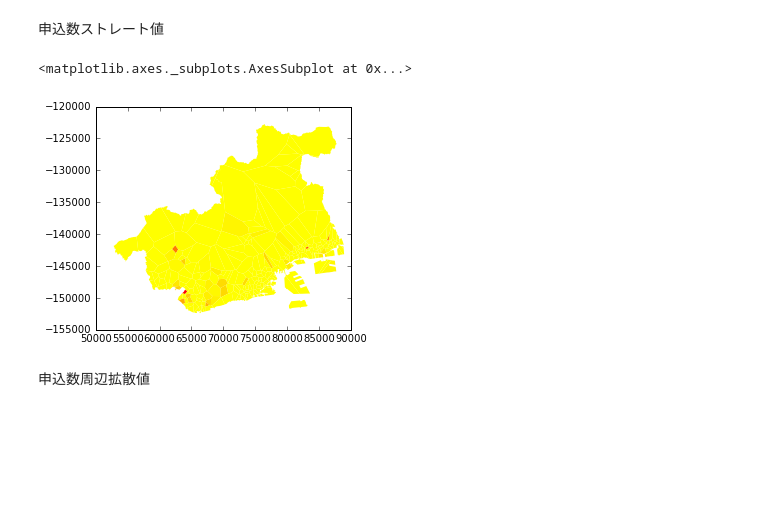
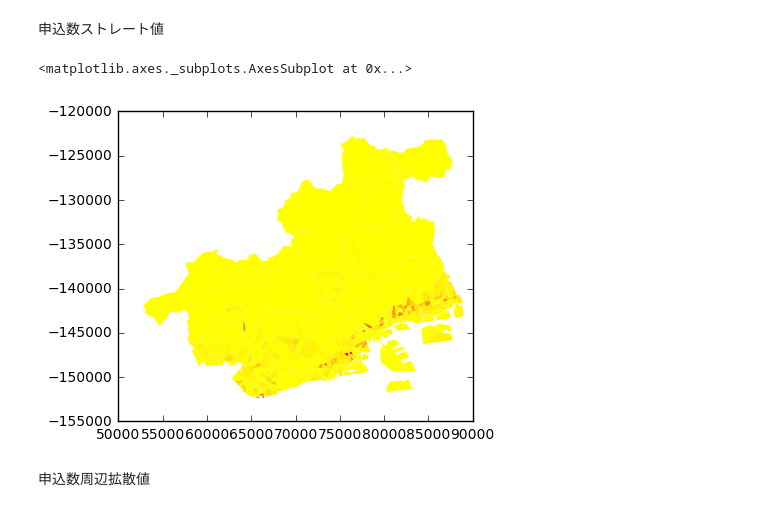
Before and after one commit to hkwi/kobe-barcelona, a Jupyter notebook: notes/2016-10-02-preschool-map.ipynb, the cells around one changed output. Cells and saved outputs as stored; diff of their text form; code cells hidden in the pictures; blank space fills up the shorter version.

```diff
--- a/notes/2016-10-02-preschool-map.ipynb
+++ b/notes/2016-10-02-preschool-map.ipynb
@@ -16,8 +16,6 @@ from shapely.geometry import Point, Polygon
 # %% [markdown]
 再び最新のデータを分析する。
 # %%
-nib = gpd.read_file("../data/hkwi/shinseido-2016-09.json")
-
 #"状況,利用定員（２・３号）"は本園に合算されているので使わない
 k1 = ["状況,合計", "１号,認可定員(全体)", "２号３号,利用定員（2・3号）"]
 k2 = ["状況,申込児童数 %s歳児" % "０１２３４５"[i] for i in range(6)]
@@ -36,5 +34,8 @@ def drop_notes(c):
             return int(c)
     return None
 
+nib_ = gpd.read_file("../data/hkwi/shinseido-2016-09.json")
+# そのまま集計すると、分園の数だけ二重に集計してしまう
+nib = nib_[nib_["状況,参照"]!="本園"]
 for k in k1+k2:
     nib[k] = nib[k].apply(drop_notes)
@@ -133,13 +139,12 @@ def voronoi2region(npts, v, **kwargs):
     vp = [dict(geometry=Polygon([v.vertices[vt] for vt in v.regions[r]]),
             npti=npts.index[i], **kwargs)
         for i,r in enumerate(v.point_region) if -1 not in v.regions[r]]
-    vnu2 = gpd.GeoDataFrame(vp)
-    assert vnu2.shape[0] == npts.shape[0]
-    return vnu2
-
-def regions(npts, **kwargs):
-    return voronoi2region(npts, voronoi(npts), **kwargs)
+    assert len(vp) == npts.shape[0]
+    return vp
 # %% [markdown]
 5歳児の人口を、そのままプロットすると次のようになります。
+# %%
+nib_age="状況,申込児童数 ０歳児"
+zib_age="0歳"
 # %%
 pib_pop = pib.join(
@@ -195,10 +200,10 @@ g.plot(column="pib_pop2", cmap="RdPu", linewidth=0)
 
 手始めに 5 歳児の申込数を地図上に表現してみる。5歳児を受け入れている設備を抜き出してボロノイ図で分割する。
 # %%
-nibi = nib["状況,申込児童数 ５歳児"].isnull()==False
+nibi = nib[nib_age].notnull()
 nib2 = nib[nibi]
 # CRS は面積の計算できる座標系に揃える。
 pt2 = pts.to_crs(pib.crs).loc[set(nib_pti[nibi])]
 v = voronoi(pt2)
-r2 = voronoi2region(pt2, v)
+r2 = gpd.GeoDataFrame(voronoi2region(pt2, v), crs=pib.crs)
 # %%
@@ -271,11 +301,11 @@ pltopts = dict(column="rate", cmap="autumn_r", linewidth=0, alpha=1)
 # %% [markdown]
 申込数ストレート値
 # %%
-g2 =gpd.GeoDataFrame(pd.concat([pti_g, pd.concat([nib_pti, nib2["状況,申込児童数 ５歳児"]], axis=1).groupby("pti").sum().dropna()], axis=1))
-g2.assign(rate=lambda d:d["状況,申込児童数 ５歳児"]/d.geometry.area).plot(**pltopts)
+g2 =gpd.GeoDataFrame(pd.concat([pti_g, pd.concat([nib_pti, nib2[nib_age]], axis=1).groupby("pti").sum().dropna()], axis=1))
+g2.assign(rate=lambda d:d[nib_age]/d.geometry.area).plot(**pltopts)
 # %% [output]
 <matplotlib.axes._subplots.AxesSubplot at 0x...>
-[figure, old version]
+[figure, new version]
 # %% [markdown]
 申込数周辺拡散値
 # %%
```
Also changed, not shown: parts of 22 cells of this notebook.
